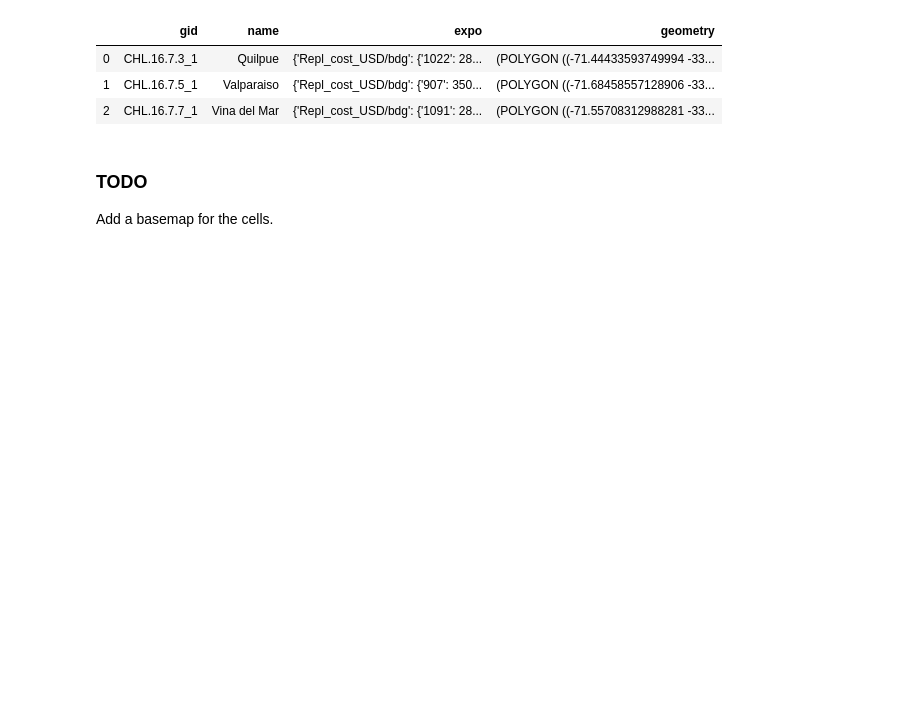
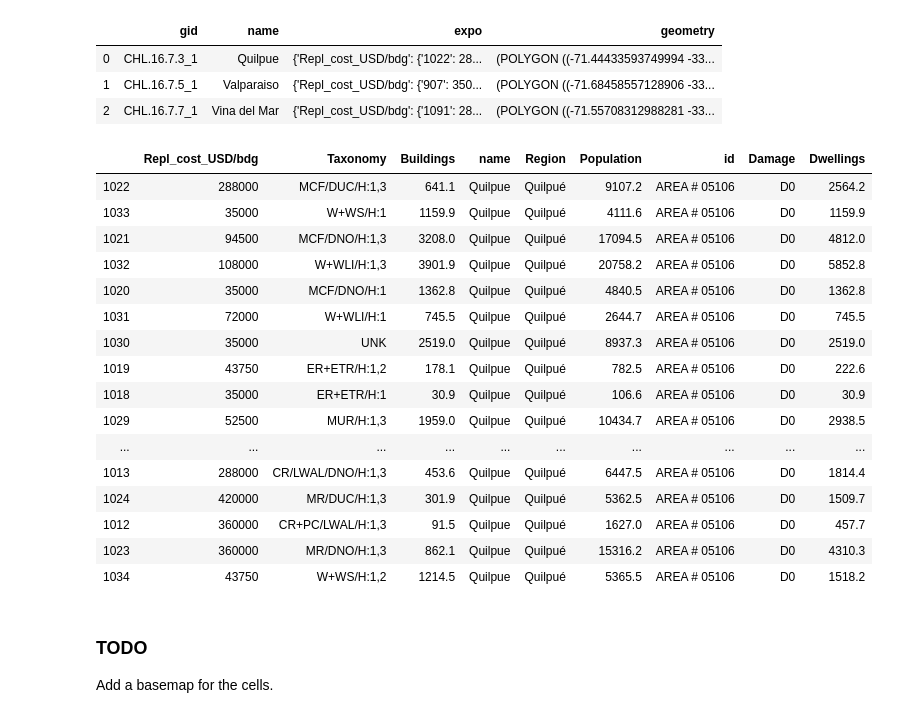
Before and after one commit to gfzriesgos/wps-pipeline-notebook, a Jupyter notebook: wps-pipeline-notebook.ipynb, the cells around one changed output. Saved outputs shown, nothing was run; the diff lists cells and outputs as text; code cells hidden in the pictures; blank space fills up the shorter version.

```diff
--- a/wps-pipeline-notebook.ipynb
+++ b/wps-pipeline-notebook.ipynb
@@ -98,6 +102,26 @@ assetmaster_output.head()
 | 0 | CHL.16.7.3_1 | Quilpue | {'Repl_cost_USD/bdg': {'1022': 28... | (POLYGON ((-71.44433593749994 -33... |
 | 1 | CHL.16.7.5_1 | Valparaiso | {'Repl_cost_USD/bdg': {'907': 350... | (POLYGON ((-71.68458557128906 -33... |
 | 2 | CHL.16.7.7_1 | Vina del Mar | {'Repl_cost_USD/bdg': {'1091': 28... | (POLYGON ((-71.55708312988281 -33... |
+# %%
+pd.DataFrame(assetmaster_output.iloc[0].expo)
+# %% [output]
+|  | Repl_cost_USD/bdg | Taxonomy | Buildings | name | Region | Population | id | Damage | Dwellings |
+| 1022 | 288000 | MCF/DUC/H:1,3 | 641.1 | Quilpue | Quilpué | 9107.2 | AREA # 05106 | D0 | 2564.2 |
+| 1033 | 35000 | W+WS/H:1 | 1159.9 | Quilpue | Quilpué | 4111.6 | AREA # 05106 | D0 | 1159.9 |
+| 1021 | 94500 | MCF/DNO/H:1,3 | 3208.0 | Quilpue | Quilpué | 17094.5 | AREA # 05106 | D0 | 4812.0 |
+| 1032 | 108000 | W+WLI/H:1,3 | 3901.9 | Quilpue | Quilpué | 20758.2 | AREA # 05106 | D0 | 5852.8 |
+| 1020 | 35000 | MCF/DNO/H:1 | 1362.8 | Quilpue | Quilpué | 4840.5 | AREA # 05106 | D0 | 1362.8 |
+| 1031 | 72000 | W+WLI/H:1 | 745.5 | Quilpue | Quilpué | 2644.7 | AREA # 05106 | D0 | 745.5 |
+| 1030 | 35000 | UNK | 2519.0 | Quilpue | Quilpué | 8937.3 | AREA # 05106 | D0 | 2519.0 |
+| 1019 | 43750 | ER+ETR/H:1,2 | 178.1 | Quilpue | Quilpué | 782.5 | AREA # 05106 | D0 | 222.6 |
+| 1018 | 35000 | ER+ETR/H:1 | 30.9 | Quilpue | Quilpué | 106.6 | AREA # 05106 | D0 | 30.9 |
+| 1029 | 52500 | MUR/H:1,3 | 1959.0 | Quilpue | Quilpué | 10434.7 | AREA # 05106 | D0 | 2938.5 |
+| ... | ... | ... | ... | ... | ... | ... | ... | ... | ... |
+| 1013 | 288000 | CR/LWAL/DNO/H:1,3 | 453.6 | Quilpue | Quilpué | 6447.5 | AREA # 05106 | D0 | 1814.4 |
+| 1024 | 420000 | MR/DUC/H:1,3 | 301.9 | Quilpue | Quilpué | 5362.5 | AREA # 05106 | D0 | 1509.7 |
+| 1012 | 360000 | CR+PC/LWAL/H:1,3 | 91.5 | Quilpue | Quilpué | 1627.0 | AREA # 05106 | D0 | 457.7 |
+| 1023 | 360000 | MR/DNO/H:1,3 | 862.1 | Quilpue | Quilpué | 15316.2 | AREA # 05106 | D0 | 4310.3 |
+| 1034 | 43750 | W+WS/H:1,2 | 1214.5 | Quilpue | Quilpué | 5365.5 | AREA # 05106 | D0 | 1518.2 |
 # %% [markdown]
 ### TODO
 Add a basemap for the cells.
```
Also changed, not shown: parts of 6 cells of this notebook.
